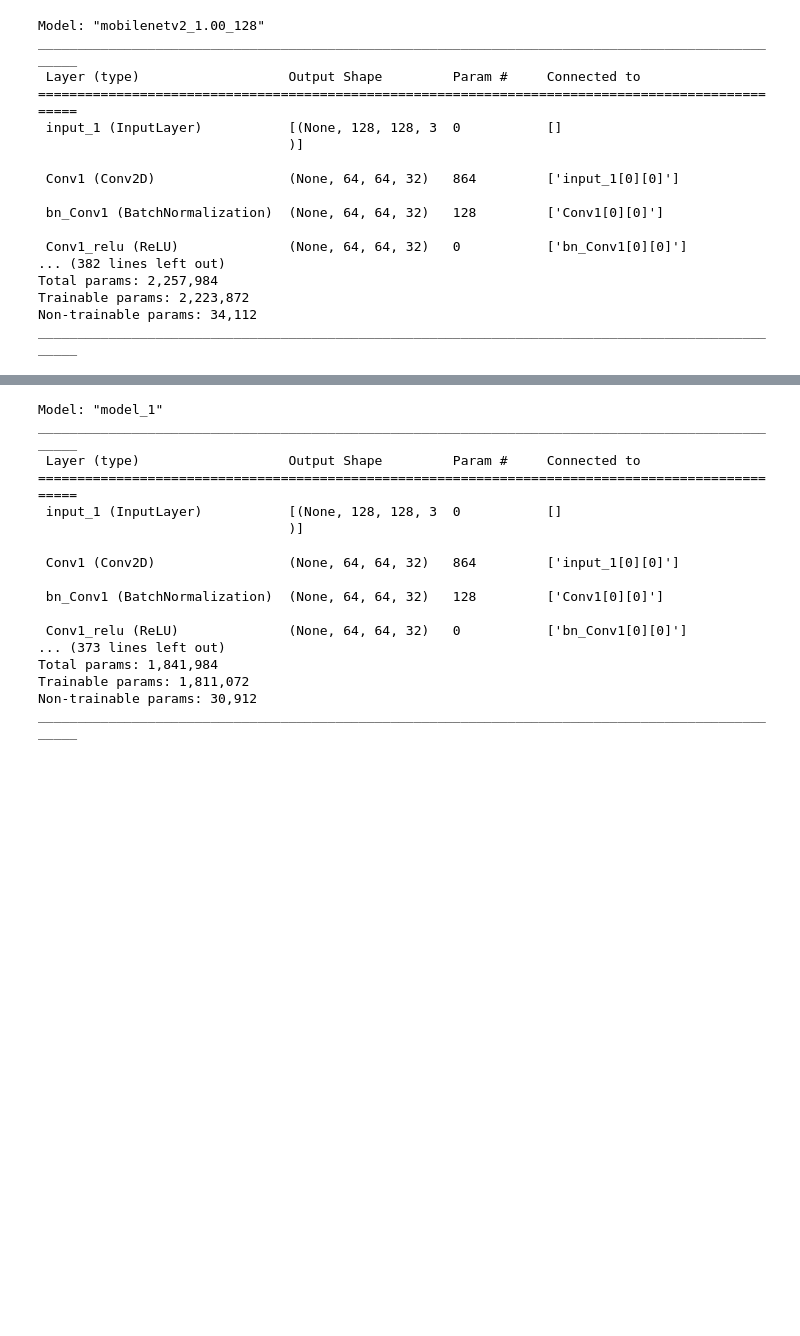
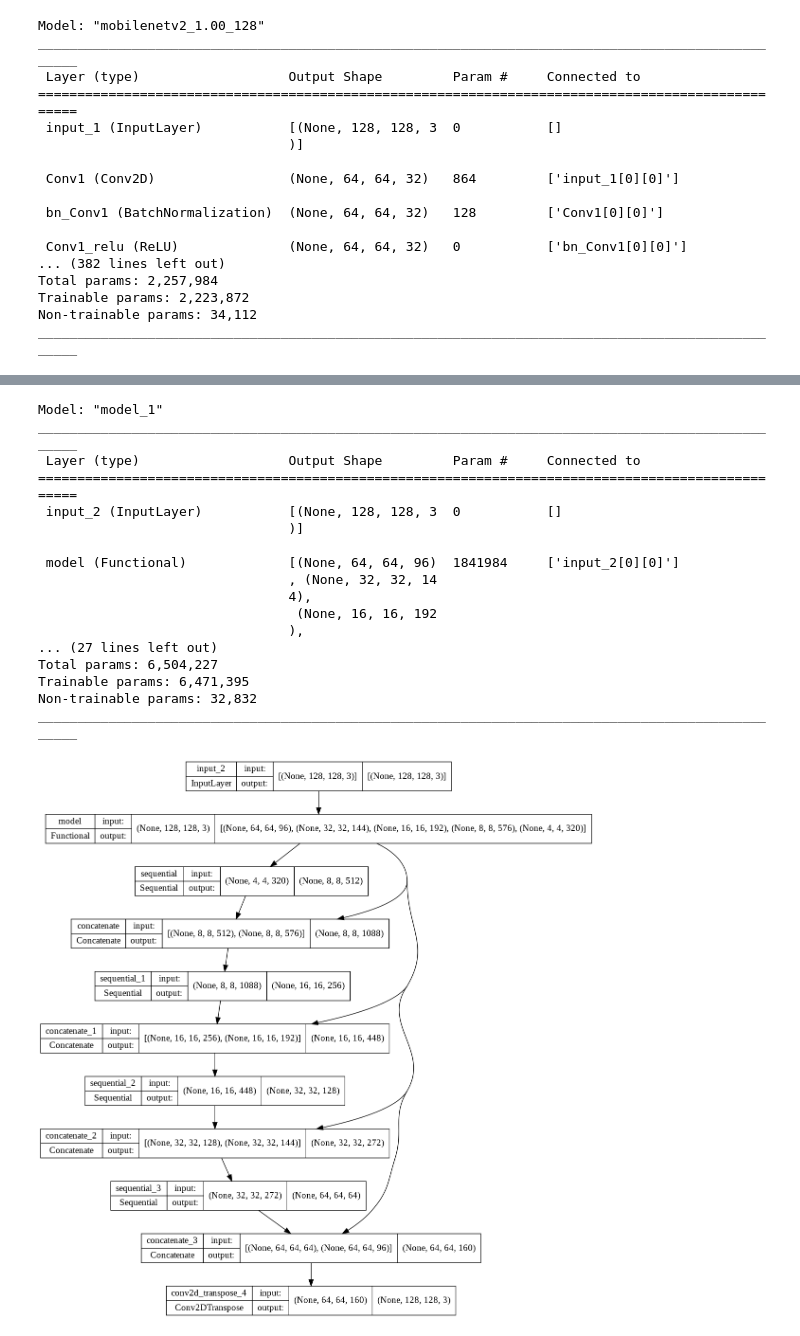
Before and after one commit to brainmentorspvtltd/IGDTU_DL_June22, a Jupyter notebook: ImageSegmentation.ipynb, the cells around one changed output, grey strips where cells are left out. Drawn from its saved outputs; the diff is of its cells as text; code cells hidden in the pictures; blank space fills up the shorter version.

```diff
--- a/ImageSegmentation.ipynb
+++ b/ImageSegmentation.ipynb
@@ -124,20 +146,55 @@ new_model = tf.keras.Model(inputs=base_model.input, outputs = base_model_outputs
+# %%
+up_stack = [
+            pix2pix.upsample(512, 3),
+            pix2pix.upsample(256, 3),
+            pix2pix.upsample(128, 3),
+            pix2pix.upsample(64, 3),
+]
+# %%
+def unet_model(output_channel):
+  inputs = tf.keras.layers.Input(shape=[128,128,3])
+  down_sample = new_model(inputs)
+  x = down_sample[-1]
+  skips = reversed(down_sample[:-1])
+
+  for up, c in zip(up_stack, skips):
+    x = up(x)
+    concat = tf.keras.layers.Concatenate()
+    x = concat([x, c])
+
+  last = tf.keras.layers.Conv2DTranspose(filters=output_channel,
+                                         kernel_size=3, strides=2,
+                                         padding='same')
+  x = last(x)
+
+  return tf.keras.Model(inputs=inputs, outputs=x)
+# %%
+model = unet_model(3)
+# %%
+model.compile(optimizer='adam',
+              loss=tf.keras.losses.SparseCategoricalCrossentropy(from_logits=True),
+              metrics=['accuracy'])
 # %%
-new_model.summary()
+model.summary()
 # %% [output]
 Model: "model_1"
 __________________________________________________________________________________________________
  Layer (type)                   Output Shape         Param #     Connected to
 ==================================================================================================
- input_1 (InputLayer)           [(None, 128, 128, 3  0           []
+ input_2 (InputLayer)           [(None, 128, 128, 3  0           []
                                 )]
 
- Conv1 (Conv2D)                 (None, 64, 64, 32)   864         ['input_1[0][0]']
-
- bn_Conv1 (BatchNormalization)  (None, 64, 64, 32)   128         ['Conv1[0][0]']
-
- Conv1_relu (ReLU)              (None, 64, 64, 32)   0           ['bn_Conv1[0][0]']
-... (373 lines left out)
-Total params: 1,841,984
-Trainable params: 1,811,072
-Non-trainable params: 30,912
+ model (Functional)             [(None, 64, 64, 96)  1841984     ['input_2[0][0]']
+                                , (None, 32, 32, 14
+                                4),
+                                 (None, 16, 16, 192
+                                ),
+... (27 lines left out)
+Total params: 6,504,227
+Trainable params: 6,471,395
+Non-trainable params: 32,832
 __________________________________________________________________________________________________
+# %%
+tf.keras.utils.plot_model(model,  show_shapes=True)
+# %% [output]
+[figure, added]
```
Also changed, not shown: parts of 10 cells of this notebook.
